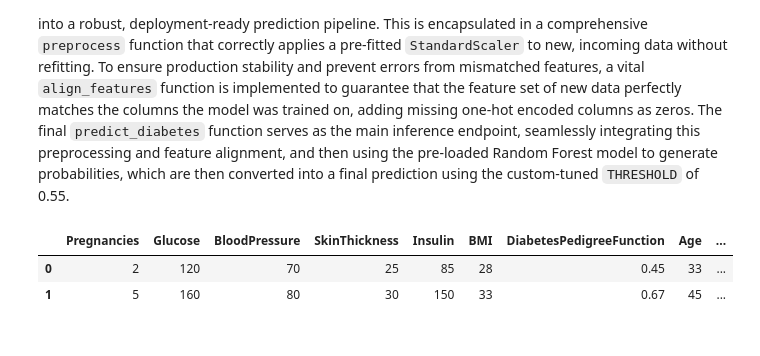
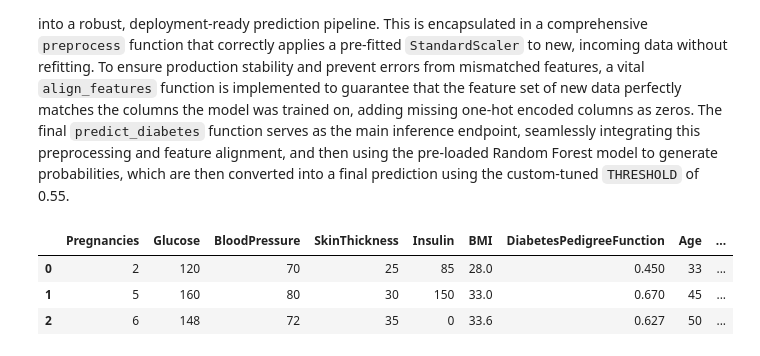
Before and after one commit to Shahed-AlZubi03/Predicting-Diabetes-Project, a Jupyter notebook: predicting_diabetes.ipynb, the cells around one changed output. Saved outputs shown, nothing was run; the diff lists cells and outputs as text; code cells hidden in the pictures.

```diff
--- a/predicting_diabetes.ipynb
+++ b/predicting_diabetes.ipynb
@@ -518,6 +518,16 @@ joblib.dump(X_train.columns, r"C:\Users\Shahe\OneDrive\Desktop\ml_project\traine
 After Optimal Threshold Tuning for Constrained Recall, the next step modularizes the entire feature engineering process—including log transformations, age/BMI binning, and interaction term creation—into a robust, deployment-ready prediction pipeline. This is encapsulated in a comprehensive `preprocess` function that correctly applies a pre-fitted `StandardScaler` to new, incoming data without refitting. To ensure production stability and prevent errors from mismatched features, a vital `align_features` function is implemented to guarantee that the feature set of new data perfectly matches the columns the model was trained on, adding missing one-hot encoded columns as zeros. The final `predict_diabetes` function serves as the main inference endpoint, seamlessly integrating this preprocessing and feature alignment, and then using the pre-loaded Random Forest model to generate probabilities, which are then converted into a final prediction using the custom-tuned `THRESHOLD` of 0.55.
 # %%
 # 1) Feature Engineering Functions
+
+def replace_zeros_with_nan(df: pd.DataFrame) -> pd.DataFrame:
+    """
+    Replace 0 with NaN in selected columns (same as training pipeline).
+    """
+    cols = ['Glucose', 'BloodPressure', 'SkinThickness', 'Insulin', 'BMI']
+    df[cols] = df[cols].replace(0, np.nan)
+    return df
+
+
 def log_transform_features(df):
     for col in ['Insulin', 'Glucose', 'BMI']:
         df[col + '_log'] = np.log1p(df[col])
@@ -542,8 +552,11 @@ def create_interactions(df):
     df['BMI_log*Age'] = df['BMI_log'] * df['Age']
     return df
 
+
+
 # 2) Preprocessing function (training & new data)
 def preprocess(df, scaler=None, fit_scaler=False):
+    df = replace_zeros_with_nan(df)
     df = log_transform_features(df)
     df = create_age_group(df)
     df = create_bmi_category(df)
@@ -605,15 +618,20 @@ trained_features = joblib.load(r"C:\Users\Shahe\OneDrive\Desktop\ml_project\trai
 # %%
 # Example new patients
 new_patients = pd.DataFrame([
     {'Pregnancies': 2, 'Glucose': 120, 'BloodPressure': 70, 'SkinThickness': 25,
      'Insulin': 85, 'BMI': 28, 'DiabetesPedigreeFunction': 0.45, 'Age': 33},
     {'Pregnancies': 5, 'Glucose': 160, 'BloodPressure': 80, 'SkinThickness': 30,
-     'Insulin': 150, 'BMI': 33, 'DiabetesPedigreeFunction': 0.67, 'Age': 45}
+     'Insulin': 150, 'BMI': 33, 'DiabetesPedigreeFunction': 0.67, 'Age': 45},
+     {
+    'Pregnancies': 6, 'Glucose': 148, 'BloodPressure': 72, 'SkinThickness': 35,
+        'Insulin': 0, 'BMI': 33.6, 'DiabetesPedigreeFunction': 0.627, 'Age': 50
+     }
 ])
 
 predictions = predict_diabetes(new_patients, trained_features, scaler, best_rf)
 display(predictions)
 # %% [output]
 |  | Pregnancies | Glucose | BloodPressure | SkinThickness | Insulin | BMI | DiabetesPedigreeFunction | Age | ... |
-| 0 | 2 | 120 | 70 | 25 | 85 | 28 | 0.45 | 33 | ... |
-| 1 | 5 | 160 | 80 | 30 | 150 | 33 | 0.67 | 45 | ... |
+| 0 | 2 | 120 | 70 | 25 | 85 | 28.0 | 0.450 | 33 | ... |
+| 1 | 5 | 160 | 80 | 30 | 150 | 33.0 | 0.670 | 45 | ... |
+| 2 | 6 | 148 | 72 | 35 | 0 | 33.6 | 0.627 | 50 | ... |
```
Also changed, not shown: parts of 1 cell of this notebook.
